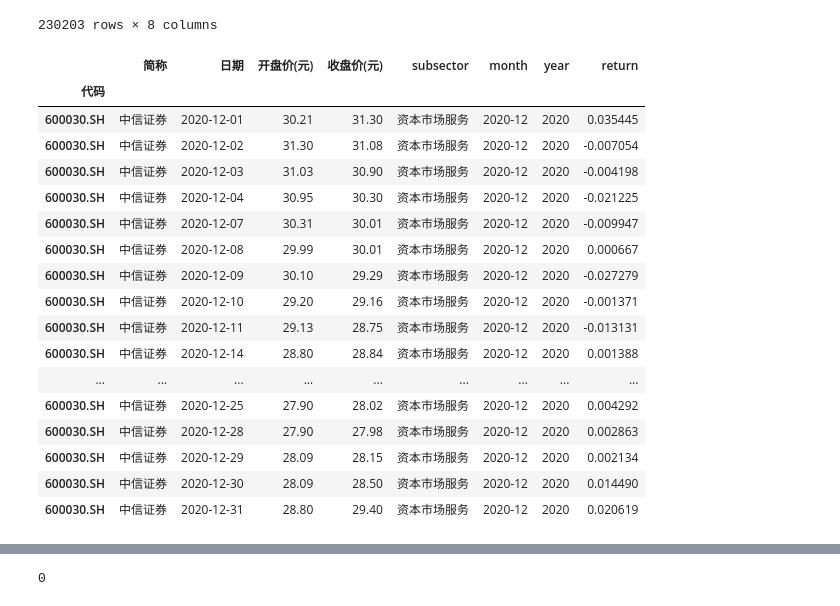
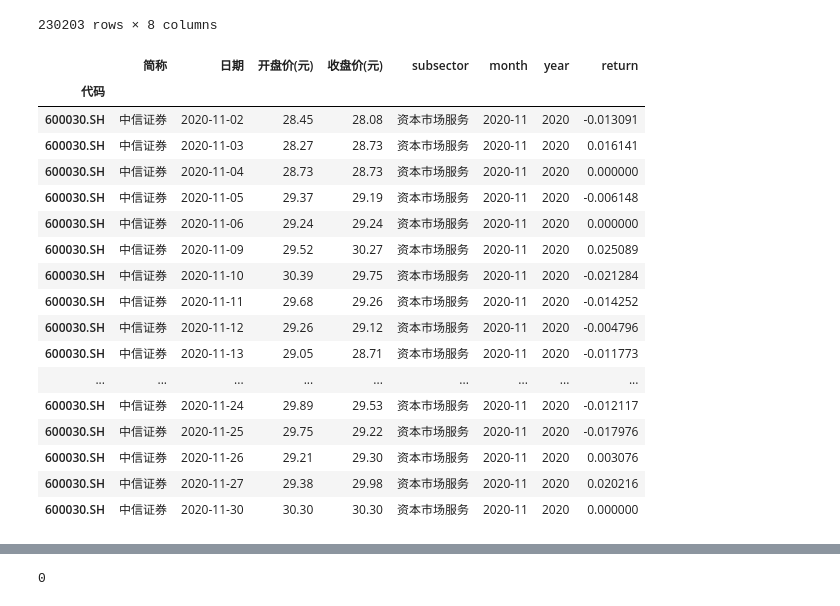
Before and after one commit to Chang-Tong/System-Risk-by-Network-View, a Jupyter notebook: stock_data/clean_data.ipynb, the cells around one changed output, grey strips where cells are left out. Saved outputs shown, nothing was run; the diff lists cells and outputs as text; code cells hidden in the pictures.

```diff
--- a/stock_data/clean_data.ipynb
+++ b/stock_data/clean_data.ipynb
@@ -63,27 +65,27 @@ raw_data.set_index(index)
 |  | 陕国投A | 陕国投A | 2021-01-19 | 3.53 | 3.60 | 其他金融业 | 2021-01 | 2021 | 0.019636 |
 230203 rows × 8 columns
 # %%
-one_month = raw_data[raw_data['month']=='2020-12']
+one_month = raw_data[raw_data['month']=='2020-11']
 one_month[one_month['简称']=='中信证券']
 # %% [output]
 |  | 简称 | 日期 | 开盘价(元) | 收盘价(元) | subsector | month | year | return |
 | 代码 |  |  |  |  |  |  |  |  |
-| 600030.SH | 中信证券 | 2020-12-01 | 30.21 | 31.30 | 资本市场服务 | 2020-12 | 2020 | 0.035445 |
-| 600030.SH | 中信证券 | 2020-12-02 | 31.30 | 31.08 | 资本市场服务 | 2020-12 | 2020 | -0.007054 |
-| 600030.SH | 中信证券 | 2020-12-03 | 31.03 | 30.90 | 资本市场服务 | 2020-12 | 2020 | -0.004198 |
-| 600030.SH | 中信证券 | 2020-12-04 | 30.95 | 30.30 | 资本市场服务 | 2020-12 | 2020 | -0.021225 |
-| 600030.SH | 中信证券 | 2020-12-07 | 30.31 | 30.01 | 资本市场服务 | 2020-12 | 2020 | -0.009947 |
-| 600030.SH | 中信证券 | 2020-12-08 | 29.99 | 30.01 | 资本市场服务 | 2020-12 | 2020 | 0.000667 |
-| 600030.SH | 中信证券 | 2020-12-09 | 30.10 | 29.29 | 资本市场服务 | 2020-12 | 2020 | -0.027279 |
-| 600030.SH | 中信证券 | 2020-12-10 | 29.20 | 29.16 | 资本市场服务 | 2020-12 | 2020 | -0.001371 |
-| 600030.SH | 中信证券 | 2020-12-11 | 29.13 | 28.75 | 资本市场服务 | 2020-12 | 2020 | -0.013131 |
-| 600030.SH | 中信证券 | 2020-12-14 | 28.80 | 28.84 | 资本市场服务 | 2020-12 | 2020 | 0.001388 |
+| 600030.SH | 中信证券 | 2020-11-02 | 28.45 | 28.08 | 资本市场服务 | 2020-11 | 2020 | -0.013091 |
+| 600030.SH | 中信证券 | 2020-11-03 | 28.27 | 28.73 | 资本市场服务 | 2020-11 | 2020 | 0.016141 |
+| 600030.SH | 中信证券 | 2020-11-04 | 28.73 | 28.73 | 资本市场服务 | 2020-11 | 2020 | 0.000000 |
+| 600030.SH | 中信证券 | 2020-11-05 | 29.37 | 29.19 | 资本市场服务 | 2020-11 | 2020 | -0.006148 |
+| 600030.SH | 中信证券 | 2020-11-06 | 29.24 | 29.24 | 资本市场服务 | 2020-11 | 2020 | 0.000000 |
+| 600030.SH | 中信证券 | 2020-11-09 | 29.52 | 30.27 | 资本市场服务 | 2020-11 | 2020 | 0.025089 |
+| 600030.SH | 中信证券 | 2020-11-10 | 30.39 | 29.75 | 资本市场服务 | 2020-11 | 2020 | -0.021284 |
+| 600030.SH | 中信证券 | 2020-11-11 | 29.68 | 29.26 | 资本市场服务 | 2020-11 | 2020 | -0.014252 |
+| 600030.SH | 中信证券 | 2020-11-12 | 29.26 | 29.12 | 资本市场服务 | 2020-11 | 2020 | -0.004796 |
+| 600030.SH | 中信证券 | 2020-11-13 | 29.05 | 28.71 | 资本市场服务 | 2020-11 | 2020 | -0.011773 |
 | ... | ... | ... | ... | ... | ... | ... | ... | ... |
-| 600030.SH | 中信证券 | 2020-12-25 | 27.90 | 28.02 | 资本市场服务 | 2020-12 | 2020 | 0.004292 |
-| 600030.SH | 中信证券 | 2020-12-28 | 27.90 | 27.98 | 资本市场服务 | 2020-12 | 2020 | 0.002863 |
-| 600030.SH | 中信证券 | 2020-12-29 | 28.09 | 28.15 | 资本市场服务 | 2020-12 | 2020 | 0.002134 |
-| 600030.SH | 中信证券 | 2020-12-30 | 28.09 | 28.50 | 资本市场服务 | 2020-12 | 2020 | 0.014490 |
-| 600030.SH | 中信证券 | 2020-12-31 | 28.80 | 29.40 | 资本市场服务 | 2020-12 | 2020 | 0.020619 |
+| 600030.SH | 中信证券 | 2020-11-24 | 29.89 | 29.53 | 资本市场服务 | 2020-11 | 2020 | -0.012117 |
+| 600030.SH | 中信证券 | 2020-11-25 | 29.75 | 29.22 | 资本市场服务 | 2020-11 | 2020 | -0.017976 |
+| 600030.SH | 中信证券 | 2020-11-26 | 29.21 | 29.30 | 资本市场服务 | 2020-11 | 2020 | 0.003076 |
+| 600030.SH | 中信证券 | 2020-11-27 | 29.38 | 29.98 | 资本市场服务 | 2020-11 | 2020 | 0.020216 |
+| 600030.SH | 中信证券 | 2020-11-30 | 30.30 | 30.30 | 资本市场服务 | 2020-11 | 2020 | 0.000000 |
 # %%
 pivot_m = pd.pivot_table(data=one_month,values='return',columns='简称',index='日期')
 pivot_m
```
Also changed, not shown: parts of 10 cells of this notebook, 3 other files.
